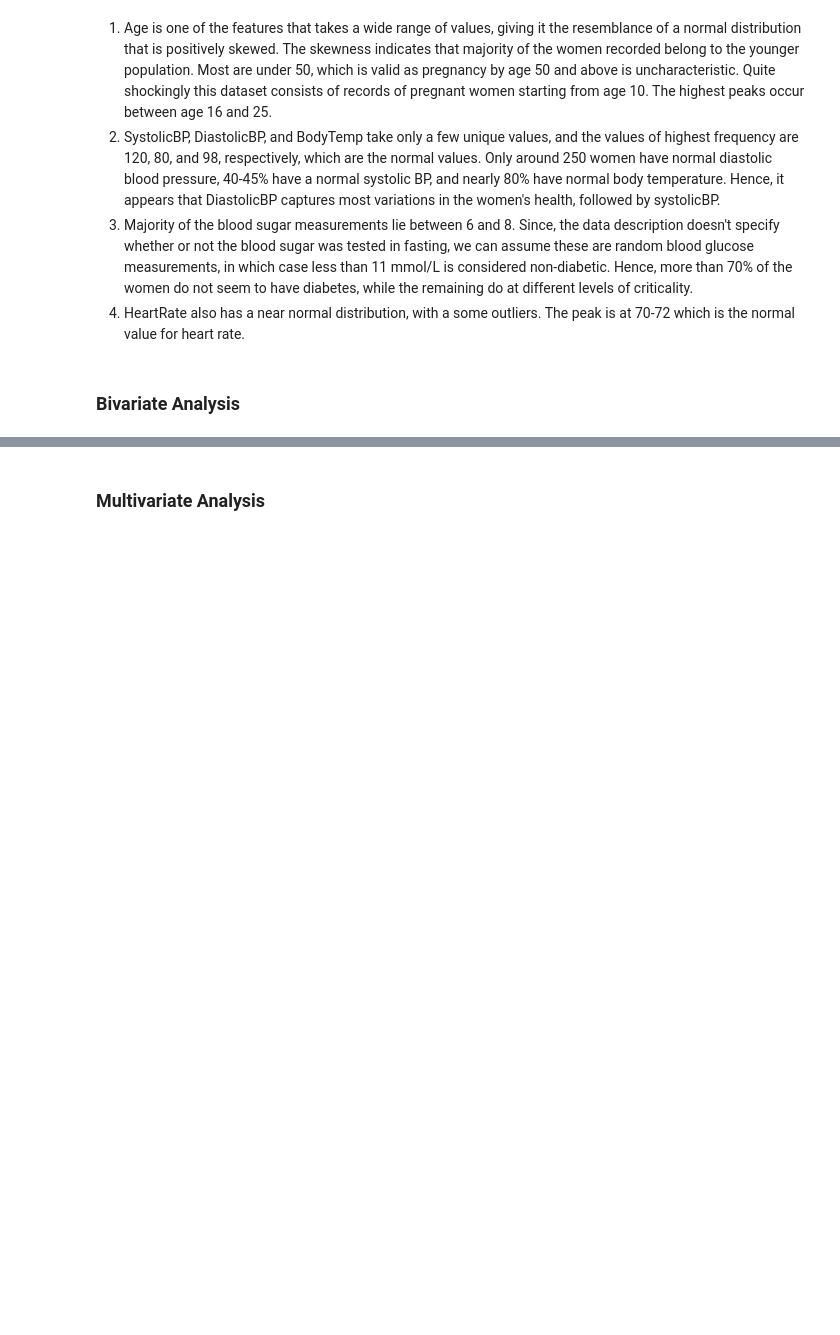
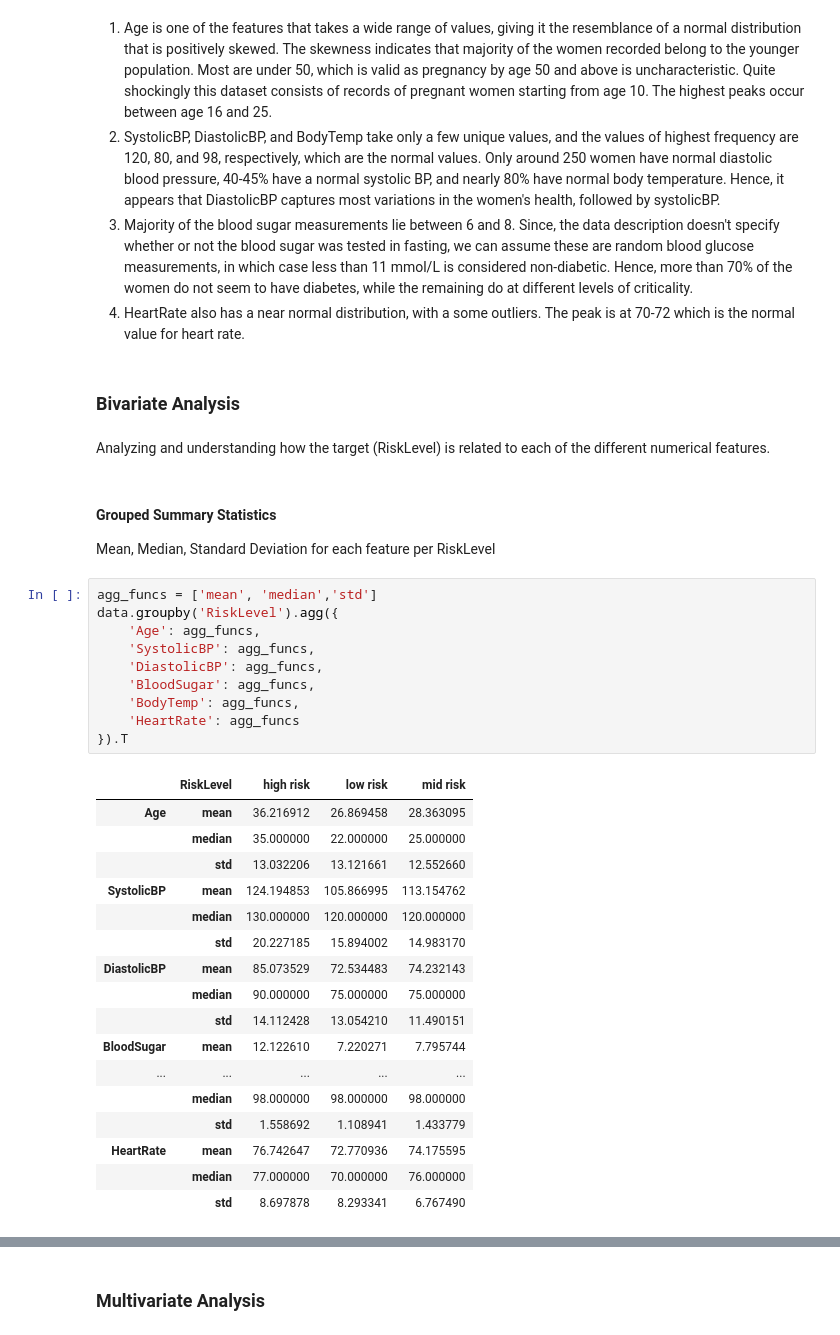
Before and after one commit to a-leena/maternal_health_risk, a Jupyter notebook: notebook/EDA.ipynb, the cells around one changed output, grey strips where cells are left out. Saved outputs shown, nothing was run; the diff lists cells and outputs as text; blank space fills up the shorter version.

```diff
--- a/notebook/EDA.ipynb
+++ b/notebook/EDA.ipynb
@@ -177,3 +183,36 @@ plt.show()
 4. HeartRate also has a near normal distribution, with a some outliers. The peak is at 70-72 which is the normal value for heart rate.
 # %% [markdown]
 ### Bivariate Analysis
+# %% [markdown]
+Analyzing and understanding how the target (RiskLevel) is related to each of the different numerical features.
+# %% [markdown]
+#### Grouped Summary Statistics
+Mean, Median, Standard Deviation for each feature per RiskLevel
+# %%
+agg_funcs = ['mean', 'median','std']
+data.groupby('RiskLevel').agg({
+    'Age': agg_funcs,
+    'SystolicBP': agg_funcs,
+    'DiastolicBP': agg_funcs,
+    'BloodSugar': agg_funcs,
+    'BodyTemp': agg_funcs,
+    'HeartRate': agg_funcs
+}).T
+# %% [output]
+|  | RiskLevel | high risk | low risk | mid risk |
+| Age | mean | 36.216912 | 26.869458 | 28.363095 |
+|  | median | 35.000000 | 22.000000 | 25.000000 |
+|  | std | 13.032206 | 13.121661 | 12.552660 |
+| SystolicBP | mean | 124.194853 | 105.866995 | 113.154762 |
+|  | median | 130.000000 | 120.000000 | 120.000000 |
+|  | std | 20.227185 | 15.894002 | 14.983170 |
+| DiastolicBP | mean | 85.073529 | 72.534483 | 74.232143 |
+|  | median | 90.000000 | 75.000000 | 75.000000 |
+|  | std | 14.112428 | 13.054210 | 11.490151 |
+| BloodSugar | mean | 12.122610 | 7.220271 | 7.795744 |
+| ... | ... | ... | ... | ... |
+|  | median | 98.000000 | 98.000000 | 98.000000 |
+|  | std | 1.558692 | 1.108941 | 1.433779 |
+| HeartRate | mean | 76.742647 | 72.770936 | 74.175595 |
+|  | median | 77.000000 | 70.000000 | 76.000000 |
+|  | std | 8.697878 | 8.293341 | 6.767490 |
```
Also changed, not shown: parts of 12 cells of this notebook.
